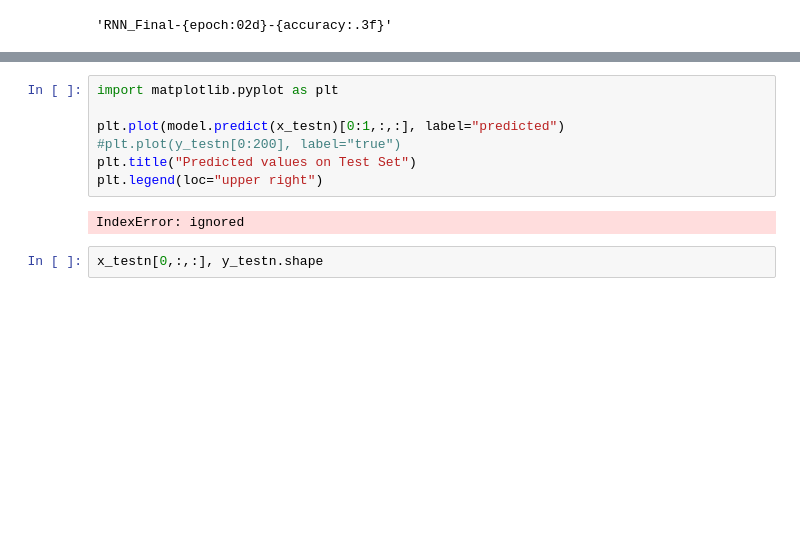
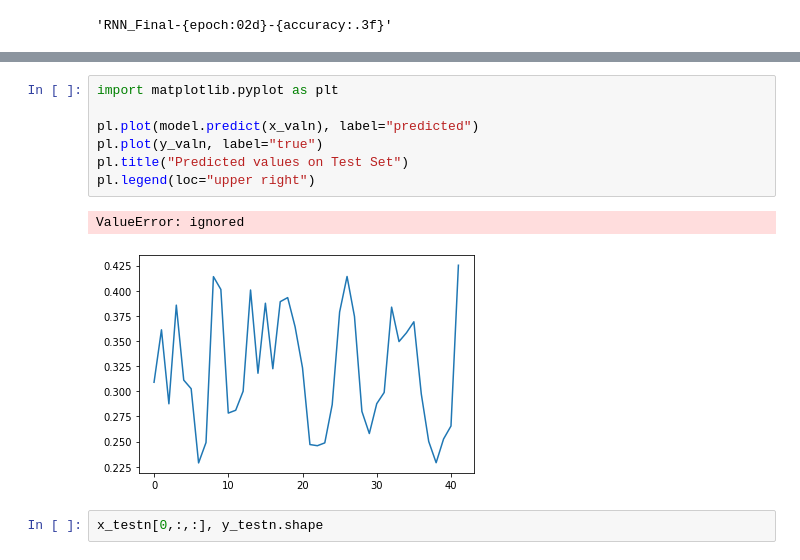
Before and after one commit to takao8/MLTSAProject, a Jupyter notebook: RNN_network_code.ipynb, the cells around one changed output, grey strips where cells are left out. Drawn from its saved outputs; the diff is of its cells as text; blank space fills up the shorter version.

```diff
--- a/RNN_network_code.ipynb
+++ b/RNN_network_code.ipynb
@@ -519,12 +495,13 @@ plt.xscale('log')
 # %%
 import matplotlib.pyplot as plt
 
-plt.plot(model.predict(x_testn)[0:1,:,:], label="predicted")
-#plt.plot(y_testn[0:200], label="true")
-plt.title("Predicted values on Test Set")
-plt.legend(loc="upper right")
+pl.plot(model.predict(x_valn), label="predicted")
+pl.plot(y_valn, label="true")
+pl.title("Predicted values on Test Set")
+pl.legend(loc="upper right")
 # %% [output]
-IndexError: ignored
+ValueError: ignored
+[figure, added]
 # %%
 x_testn[0,:,:], y_testn.shape
 # %%
```
Also changed, not shown: parts of 43 cells of this notebook.
